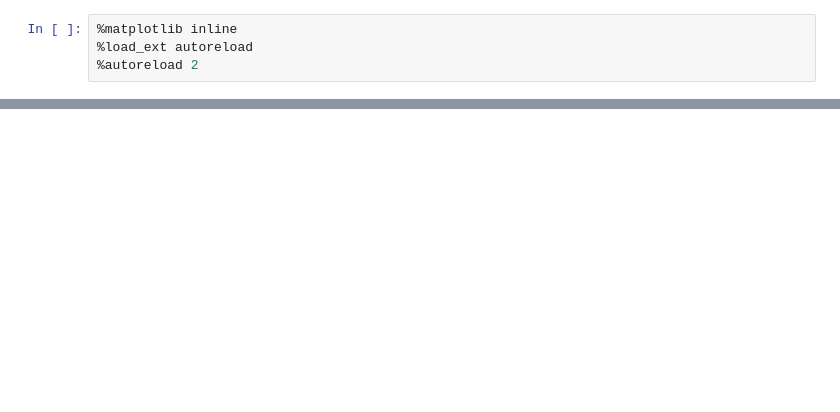
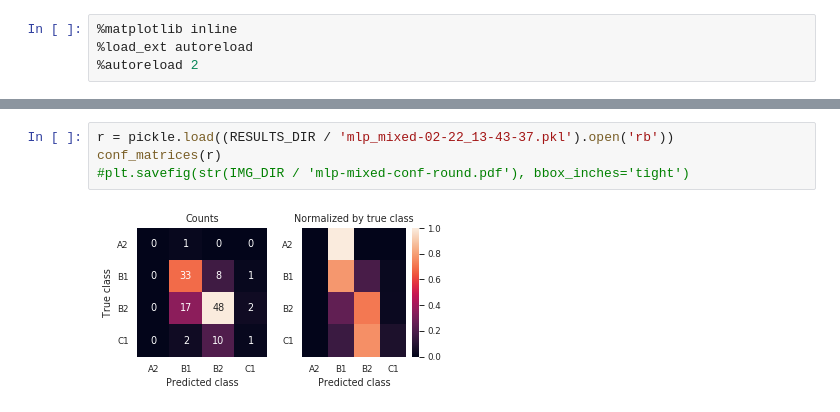
Before and after one commit to PhyloStar/NorskASK, a Jupyter notebook: notebooks/Confusion matrices.ipynb, the cells around one changed output, grey strips where cells are left out. Cells and saved outputs as stored; diff of their text form; blank space fills up the shorter version.

```diff
--- a/notebooks/Confusion matrices.ipynb
+++ b/notebooks/Confusion matrices.ipynb
@@ -64,0 +61,6 @@ plt.tight_layout()
+# %%
+r = pickle.load((RESULTS_DIR / 'mlp_mixed-02-22_13-43-37.pkl').open('rb'))
+conf_matrices(r)
+#plt.savefig(str(IMG_DIR / 'mlp-mixed-conf-round.pdf'), bbox_inches='tight')
+# %% [output]
+[figure, added]
```
Also changed, not shown: parts of 7 cells of this notebook, 9 other files.
